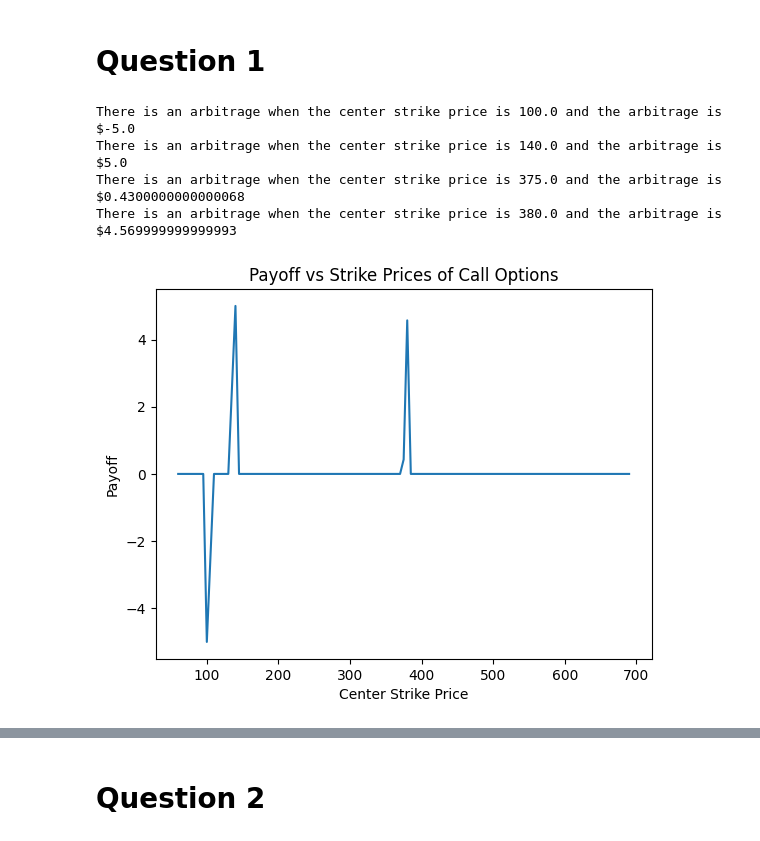
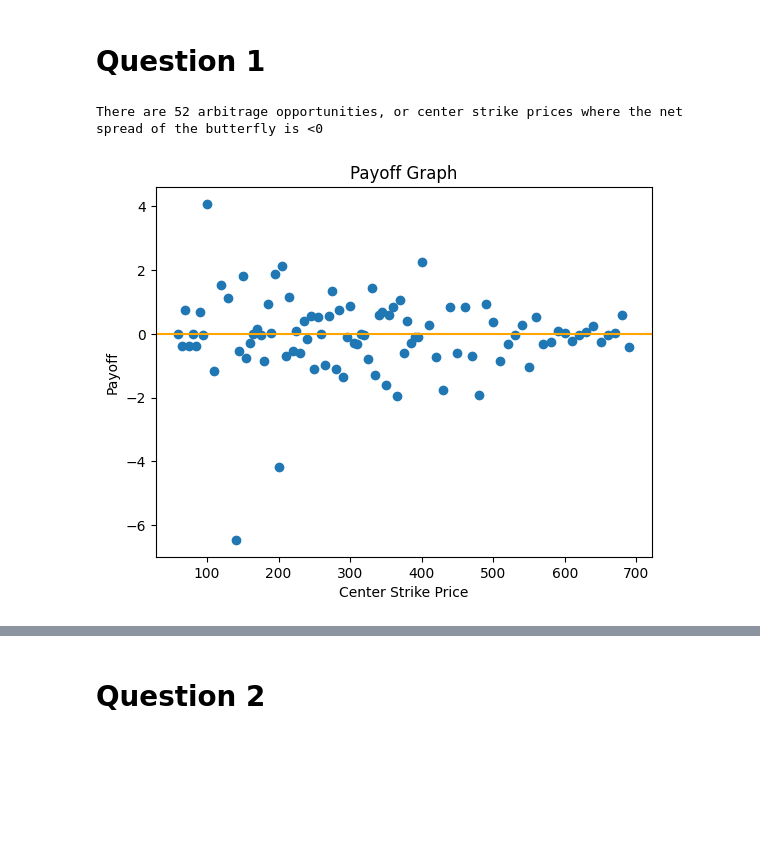
Before and after one commit to sash-wat/BUFN401, a Jupyter notebook: Homework3/HW3.ipynb, the cells around one changed output, grey strips where cells are left out. Cells and saved outputs as stored; diff of their text form; code cells hidden in the pictures; blank space fills up the shorter version.

```diff
--- a/Homework3/HW3.ipynb
+++ b/Homework3/HW3.ipynb
@@ -45,24 +45,33 @@ plt.show()
 # Question 1
 # %%
 # This function returns the payoff of a call option, as we've learned in class
-def payoff(stock, strike):
-    return max([0, (stock-strike)])
-
+def payoff(s, k):
+    return max([0, (s-k)])
+counter = 0
 arr = []
+centerKs = []
+arb = []
 for index, row in spread.iterrows():
     if index > 0 and index < 95:
-        market = payoff(stock, spread.loc[index-1]['strike']) - (2*payoff(stock, spread.loc[index]['strike'])) + payoff(stock, spread.loc[index+1]['strike'])
-        arr.append(market)
-        if market != 0:
-            print("There is an arbitrage when the center strike price is " + str(spread.loc[index]['strike']) + " and the arbitrage is $" + str(market))
-plt.plot(spread['strike'][1:95], arr)
+        a = -spread.loc[index-1]['Mid']
+        b = 2*spread.loc[index]['Mid']
+        c = -spread.loc[index+1]['Mid']
+
+        # Buy one call at lowest price, sell 2 calls at the middle price, and buy 1 call at the higher price
+        #arbitrage occurs when net spread < 0
+        money = a+b+c
+        if (money < 0):
+            centerKs.append(spread.loc[index-1]['strike'])
+            arb.append(money)
+            counter += 1
+        arr.append(money)
+print("There are " + str(counter) + " arbitrage opportunities, or center strike prices where the net spread of the butterfly is <0")
+plt.scatter(spread['strike'][1:95], arr)
+plt.axhline(y = 0, color = 'orange', label = 'axvline - full height')
 plt.xlabel("Center Strike Price")
 plt.ylabel("Payoff")
-plt.title("Payoff vs Strike Prices of Call Options")
+plt.title("Payoff Graph")
 plt.show()
 # %% [output]
-There is an arbitrage when the center strike price is 100.0 and the arbitrage is $-5.0
-There is an arbitrage when the center strike price is 140.0 and the arbitrage is $5.0
-There is an arbitrage when the center strike price is 375.0 and the arbitrage is $0.4300000000000068
-There is an arbitrage when the center strike price is 380.0 and the arbitrage is $4.569999999999993
+There are 52 arbitrage opportunities, or center strike prices where the net spread of the butterfly is <0
-[figure, old version]
+[figure, new version]
```
Also changed, not shown: parts of 8 cells of this notebook, 4 other files.
